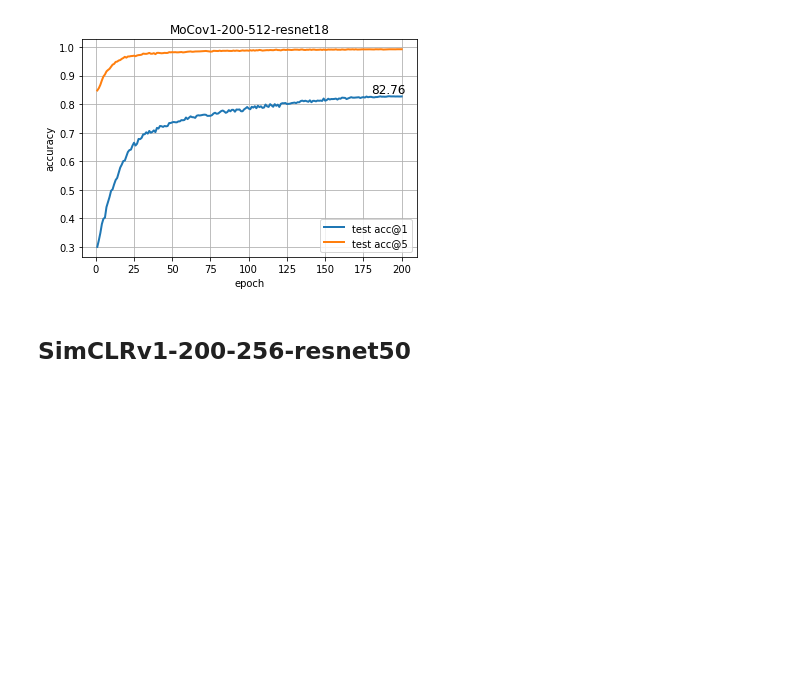
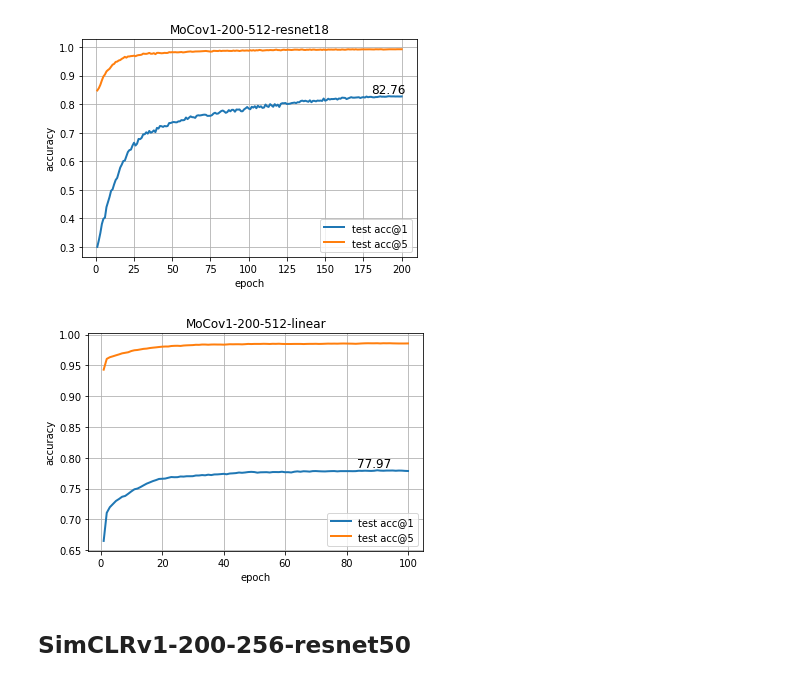
Before and after one commit to Cheng-Chen-NYU/cssl, a Jupyter notebook: illustrate.ipynb, the cells around one changed output. Cells and saved outputs as stored; diff of their text form; code cells hidden in the pictures; blank space fills up the shorter version.

Commit message:
mocov2

```diff
--- a/illustrate.ipynb
+++ b/illustrate.ipynb
@@ -19,6 +19,10 @@ def plot(a, title):
 plot(pd.read_csv('train_log/mocov1-200-512-resnet18/log.csv'), 'MoCov1-200-512-resnet18')
 # %% [output]
 [figure]
+# %%
+plot(pd.read_csv('train_log/mocov1-200-512-resnet18/linear_statistics.csv'), 'MoCov1-200-512-linear')
+# %% [output]
+[figure, added]
 # %% [markdown]
 ## SimCLRv1-200-256-resnet50
 # %%
```
Also changed, not shown: 4 other files.
